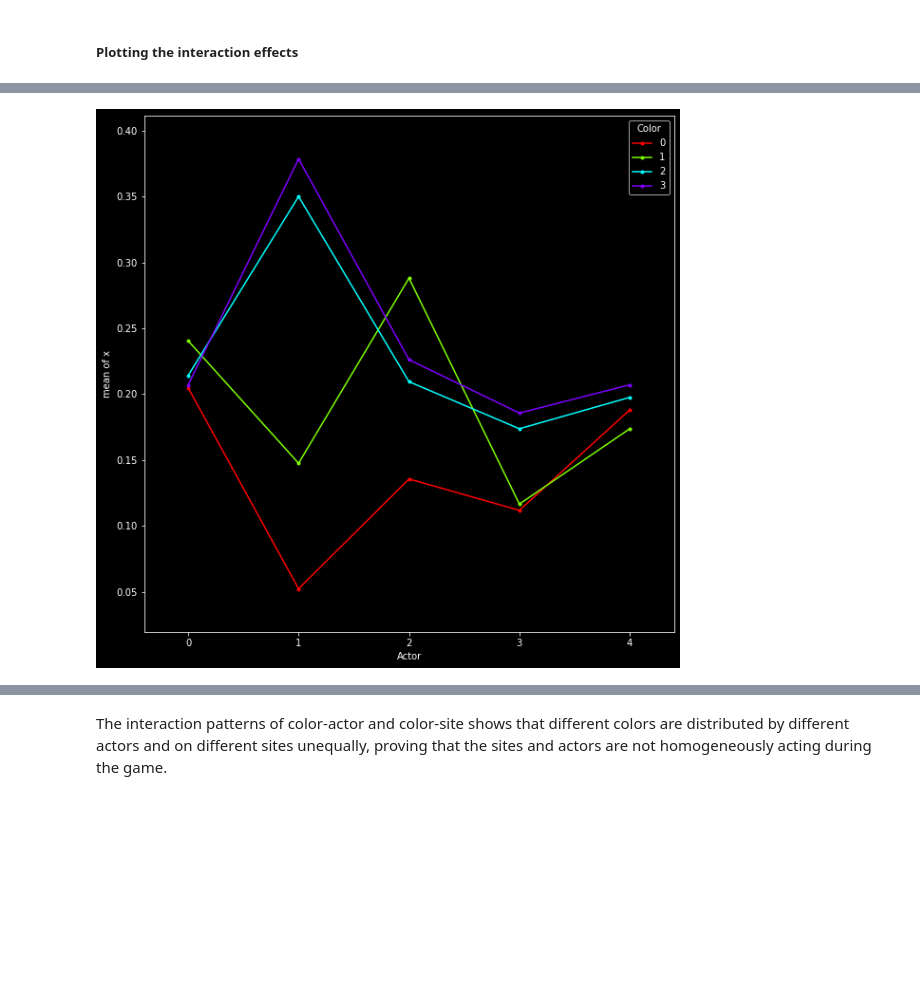
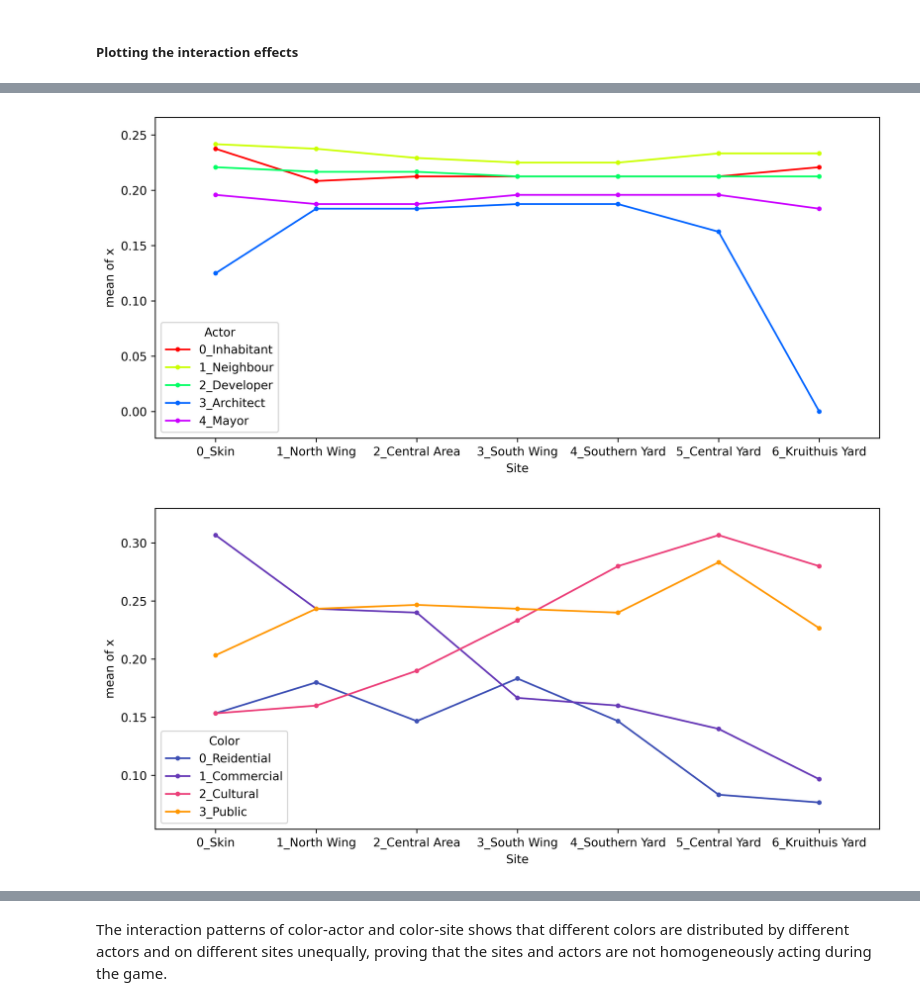
Before and after one commit to shervinazadi/EquiCity_Data, a Jupyter notebook: notebooks/ECG_PP_16_Explore_Data_Descriptions.ipynb, the cells around one changed output, grey strips where cells are left out. Cells and saved outputs as stored; diff of their text form; code cells hidden in the pictures; blank space fills up the shorter version.

Commit message:
names of the actors, sites, and colors updated, interaction graphs saved

```diff
--- a/notebooks/ECG_PP_16_Explore_Data_Descriptions.ipynb
+++ b/notebooks/ECG_PP_16_Explore_Data_Descriptions.ipynb
@@ -134,7 +134,7 @@ fdec_ts_sorted.sort()
 # (Rounds, Sites, Colors)
 V = np.array([fitted_decision_dict[str(ts)] for ts in fdec_ts_sorted])
 # %%
-plt.rcParams['figure.figsize'] = [10,10]
+# plt.rcParams['figure.figsize'] = [10,10]
 # %%
 def plot_matrix(ax, matrix, cmap, title_text, decimals=2):
     ax.matshow(matrix, cmap=cmap)
@@ -444,3 +470,14 @@ THSD_C
 The post-hoc Tukey test on Colors showed that color pairs 0-1, 0-2, and 0-3 were significantly different with $p<0.005$, color pair 1-3 had also a significant difference with $p<0.05$, while the difference between other color pairs were insignificant.
 # %% [markdown]
 ##### Plotting the interaction effects
+# %%
+color_colors =["#3f51b5", "#673ab7", "#ec407a", "#ff9800"]
+fig = interaction_plot(X_df['Actor'],X_df['Color'],X_df['x'], colors=color_colors)
+
+fig.set_size_inches(11, 5)
+fig.set_dpi(600)
+
+fig.savefig("../out/interaction_AC.pdf")
+fig.savefig("../out/interaction_AC.png")
+
+plt.show()
@@ -447,5 +486,22 @@ The post-hoc Tukey test on Colors showed that color pairs 0-1, 0-2, and 0-3 were
+# %%
+fig = interaction_plot(X_df['Site'],X_df['Actor'],X_df['x'])
+fig.set_size_inches(11, 5)
+fig.set_dpi(600)
+
+fig.savefig("../out/interaction_SA.pdf")
+fig.savefig("../out/interaction_SA.png")
+
+plt.show()
+# %% [output]
+[figure, added]
 # %%
-fig = interaction_plot(X_df['Actor'],X_df['Color'],X_df['x'])
+fig = interaction_plot(X_df['Site'],X_df['Color'],X_df['x'], colors=color_colors)
+fig.set_size_inches(11, 5)
+fig.set_dpi(600)
+
+fig.savefig("../out/interaction_SC.pdf")
+fig.savefig("../out/interaction_SC.png")
+
 plt.show()
 # %% [output]
-[figure, old version]
+[figure, new version]
```
Also changed, not shown: parts of 16 cells of this notebook, 10 other files.
